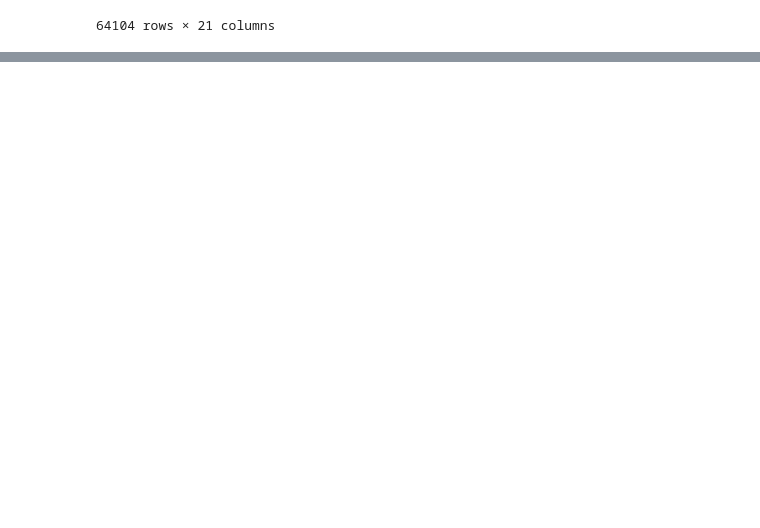
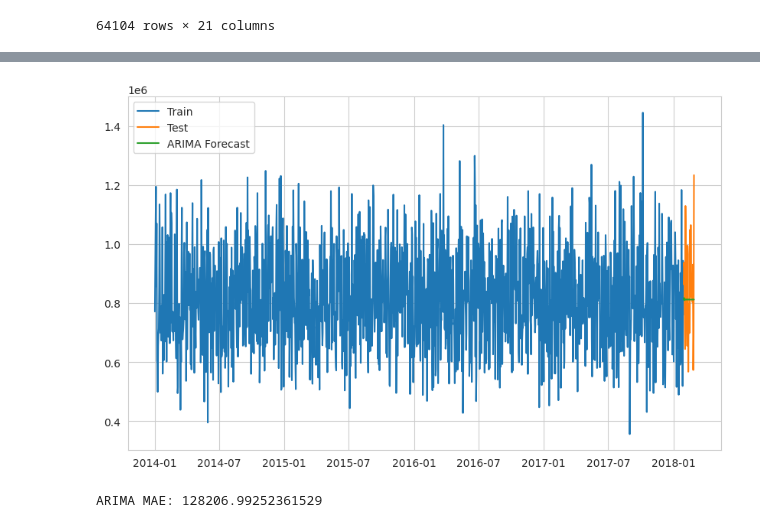
Before and after one commit to ihatefish26/CodecTechnologies, a Jupyter notebook: salesforecasting.ipynb, the cells around one changed output, grey strips where cells are left out. Saved outputs shown, nothing was run; the diff lists cells and outputs as text; code cells hidden in the pictures; blank space fills up the shorter version.

```diff
--- a/salesforecasting.ipynb
+++ b/salesforecasting.ipynb
@@ -969,0 +1113,19 @@ df.to_csv('Sales_data(EDA Exported).csv', index=False)
+# %%
+# 5. ARIMA FORECASTING
+train = df.iloc[:-30]
+test = df.iloc[-30:]
+
+arima_model = ARIMA(train['Line Total'], order=(5,1,2))
+arima_result = arima_model.fit()
+arima_forecast = arima_result.forecast(steps=30)
+
+plt.plot(train.index, train['Line Total'], label='Train')
+plt.plot(test.index, test['Line Total'], label='Test')
+plt.plot(test.index, arima_forecast, label='ARIMA Forecast')
+plt.legend()
+plt.show()
+
+print('ARIMA MAE:', mean_absolute_error(test['Line Total'], arima_forecast))
+# %% [output]
+[figure, added]
+ARIMA MAE: 128206.99252361529
```
Also changed, not shown: parts of 9 cells of this notebook.
